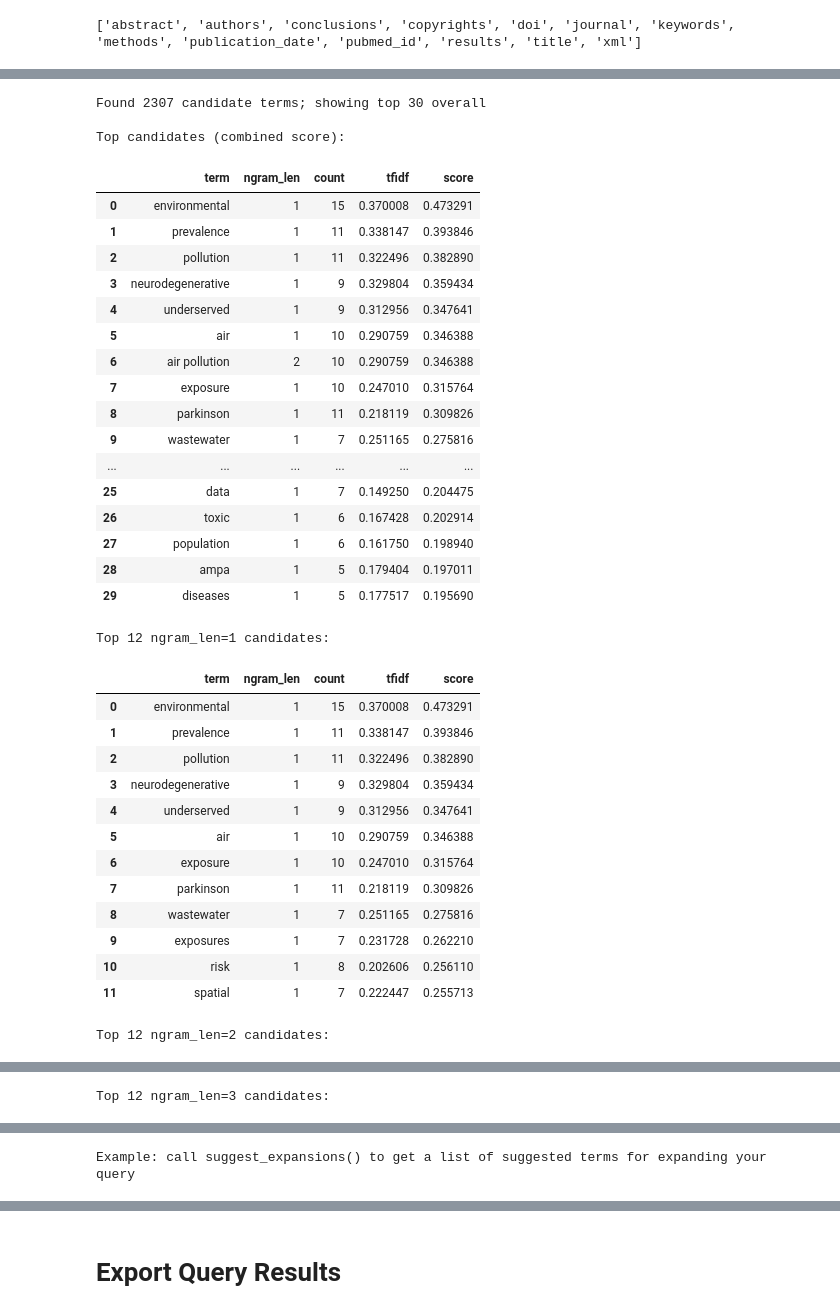
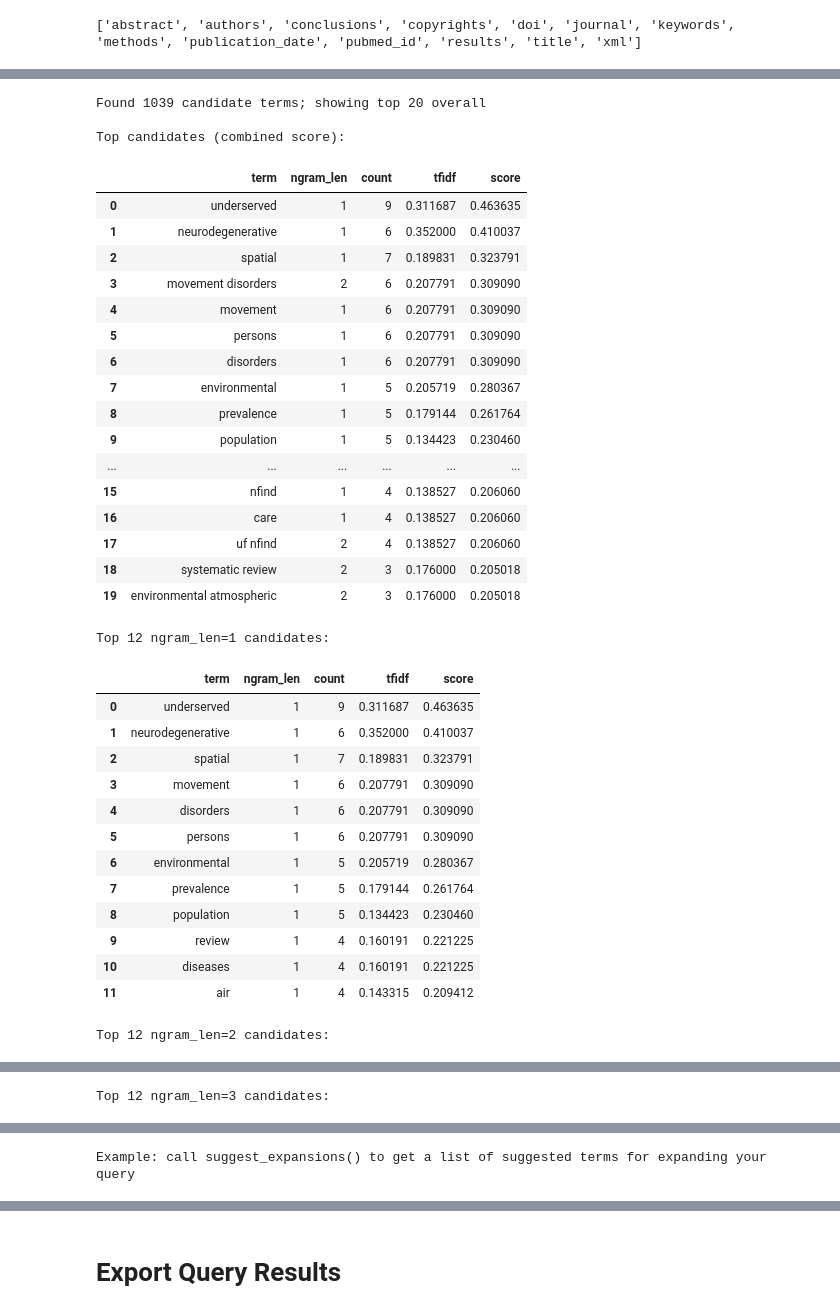
Before and after one commit to its-reg/sysrev, a Jupyter notebook: pubmed.ipynb, the cells around one changed output, grey strips where cells are left out. Drawn from its saved outputs; the diff is of its cells as text; code cells hidden in the pictures.

Commit message:
NLP-driven results exported

```diff
--- a/pubmed.ipynb
+++ b/pubmed.ipynb
@@ -40,6 +39,6 @@ Create a GraphQL query in plain text <br>
 Hack: I used the query builder on https://pubmed.ncbi.nlm.nih.gov/advanced/ to create this
 # %%
 # This is the bottom-up query that guided the keywords I wanted.
-query = '"(geospatial analysis) AND (parkinson* disease) NOT ((motor) OR (global burden))"' # results = 6
+query = '"geospatial analysis" AND "parkinson* disease"' # results =3
 # %%
 # These are big-to-small queries.
@@ -219,63 +253,63 @@ cand = cand[cand['term'].str.len() > 2]
 cand = cand[~cand['term'].str.match(r"^\d+$")]
 # %%
 # Show top candidates for each n-gram size
-top_n = 30
+top_n = 20
 results_unified = cand.sort_values('score', ascending=False).head(top_n)
 
 print(f"Found {len(cand)} candidate terms; showing top {len(results_unified)} overall")
 
 # Display grouped results with helpful columns
 display_cols = ['term', 'ngram_len', 'count', 'tfidf', 'score']
 print('\nTop candidates (combined score):')
 display(results_unified[display_cols].reset_index(drop=True))
 
 # Also show top single-word and multi-word candidates separately
 for n in (1,2,3):
     section = cand[cand['ngram_len']==n].sort_values('score', ascending=False).head(12)
     if not section.empty:
         print(f"\nTop {len(section)} ngram_len={n} candidates:")
         display(section[display_cols].reset_index(drop=True))
 
 # Provide a simple function to return a list of recommended terms to extend the query
 def suggest_expansions(n=20, min_count=1):
     s = cand[cand['count'] >= min_count].sort_values('score', ascending=False)
     return list(s['term'].head(n))
 
 print('\nExample: call suggest_expansions() to get a list of suggested terms for expanding your query')
 # %% [output]
-Found 2307 candidate terms; showing top 30 overall
+Found 1039 candidate terms; showing top 20 overall
 
 Top candidates (combined score):
 |  | term | ngram_len | count | tfidf | score |
-| 0 | environmental | 1 | 15 | 0.370008 | 0.473291 |
-| 1 | prevalence | 1 | 11 | 0.338147 | 0.393846 |
-| 2 | pollution | 1 | 11 | 0.322496 | 0.382890 |
-| 3 | neurodegenerative | 1 | 9 | 0.329804 | 0.359434 |
-| 4 | underserved | 1 | 9 | 0.312956 | 0.347641 |
-| 5 | air | 1 | 10 | 0.290759 | 0.346388 |
-| 6 | air pollution | 2 | 10 | 0.290759 | 0.346388 |
-| 7 | exposure | 1 | 10 | 0.247010 | 0.315764 |
-| 8 | parkinson | 1 | 11 | 0.218119 | 0.309826 |
-| 9 | wastewater | 1 | 7 | 0.251165 | 0.275816 |
+| 0 | underserved | 1 | 9 | 0.311687 | 0.463635 |
+| 1 | neurodegenerative | 1 | 6 | 0.352000 | 0.410037 |
+| 2 | spatial | 1 | 7 | 0.189831 | 0.323791 |
+| 3 | movement disorders | 2 | 6 | 0.207791 | 0.309090 |
+| 4 | movement | 1 | 6 | 0.207791 | 0.309090 |
+| 5 | persons | 1 | 6 | 0.207791 | 0.309090 |
+| 6 | disorders | 1 | 6 | 0.207791 | 0.309090 |
+| 7 | environmental | 1 | 5 | 0.205719 | 0.280367 |
+| 8 | prevalence | 1 | 5 | 0.179144 | 0.261764 |
+| 9 | population | 1 | 5 | 0.134423 | 0.230460 |
 | ... | ... | ... | ... | ... | ... |
-| 25 | data | 1 | 7 | 0.149250 | 0.204475 |
-| 26 | toxic | 1 | 6 | 0.167428 | 0.202914 |
-| 27 | population | 1 | 6 | 0.161750 | 0.198940 |
-| 28 | ampa | 1 | 5 | 0.179404 | 0.197011 |
-| 29 | diseases | 1 | 5 | 0.177517 | 0.195690 |
+| 15 | nfind | 1 | 4 | 0.138527 | 0.206060 |
+| 16 | care | 1 | 4 | 0.138527 | 0.206060 |
+| 17 | uf nfind | 2 | 4 | 0.138527 | 0.206060 |
+| 18 | systematic review | 2 | 3 | 0.176000 | 0.205018 |
+| 19 | environmental atmospheric | 2 | 3 | 0.176000 | 0.205018 |
 Top 12 ngram_len=1 candidates:
 |  | term | ngram_len | count | tfidf | score |
-| 0 | environmental | 1 | 15 | 0.370008 | 0.473291 |
-| 1 | prevalence | 1 | 11 | 0.338147 | 0.393846 |
-| 2 | pollution | 1 | 11 | 0.322496 | 0.382890 |
-| 3 | neurodegenerative | 1 | 9 | 0.329804 | 0.359434 |
-| 4 | underserved | 1 | 9 | 0.312956 | 0.347641 |
-| 5 | air | 1 | 10 | 0.290759 | 0.346388 |
-| 6 | exposure | 1 | 10 | 0.247010 | 0.315764 |
-| 7 | parkinson | 1 | 11 | 0.218119 | 0.309826 |
-| 8 | wastewater | 1 | 7 | 0.251165 | 0.275816 |
-| 9 | exposures | 1 | 7 | 0.231728 | 0.262210 |
-| 10 | risk | 1 | 8 | 0.202606 | 0.256110 |
-| 11 | spatial | 1 | 7 | 0.222447 | 0.255713 |
+| 0 | underserved | 1 | 9 | 0.311687 | 0.463635 |
+| 1 | neurodegenerative | 1 | 6 | 0.352000 | 0.410037 |
+| 2 | spatial | 1 | 7 | 0.189831 | 0.323791 |
+| 3 | movement | 1 | 6 | 0.207791 | 0.309090 |
+| 4 | disorders | 1 | 6 | 0.207791 | 0.309090 |
+| 5 | persons | 1 | 6 | 0.207791 | 0.309090 |
+| 6 | environmental | 1 | 5 | 0.205719 | 0.280367 |
+| 7 | prevalence | 1 | 5 | 0.179144 | 0.261764 |
+| 8 | population | 1 | 5 | 0.134423 | 0.230460 |
+| 9 | review | 1 | 4 | 0.160191 | 0.221225 |
+| 10 | diseases | 1 | 4 | 0.160191 | 0.221225 |
+| 11 | air | 1 | 4 | 0.143315 | 0.209412 |
 Top 12 ngram_len=2 candidates:
 |  | term | ngram_len | count | tfidf | score |
```
Also changed, not shown: parts of 21 cells of this notebook, 1 other file.
